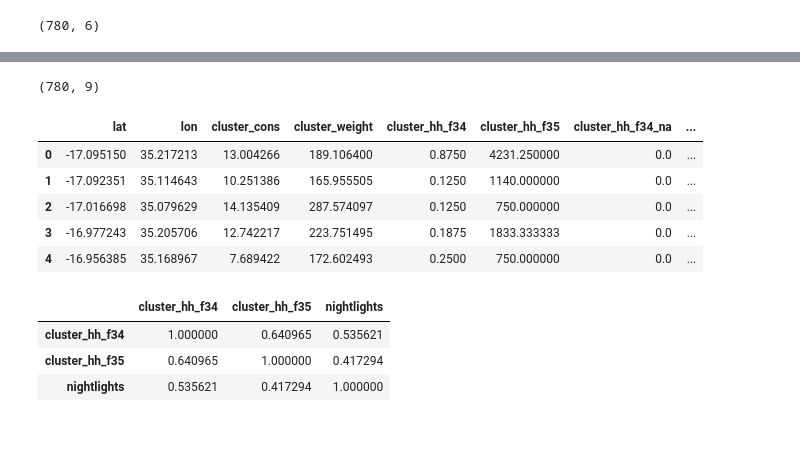
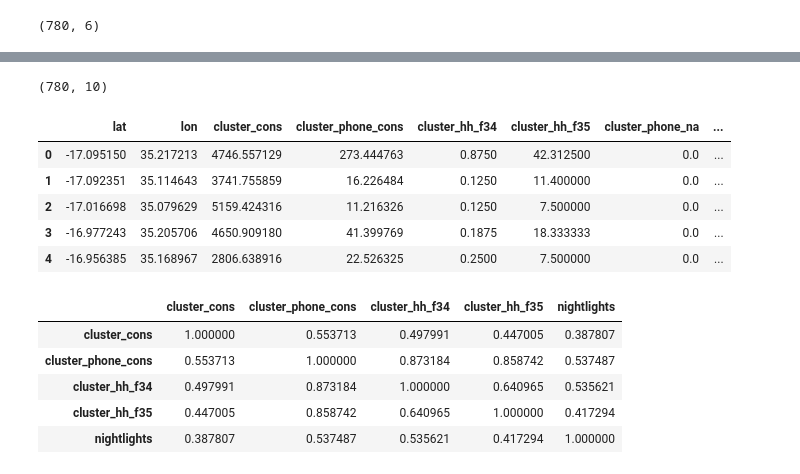
Before and after one commit to edwardoughton/taddle, a Jupyter notebook: jatin/prepare_data.ipynb, the cells around one changed output, grey strips where cells are left out. Cells and saved outputs as stored; diff of their text form; code cells hidden in the pictures; blank space fills up the shorter version.

```diff
--- a/jatin/prepare_data.ipynb
+++ b/jatin/prepare_data.ipynb
@@ -4,10 +4,13 @@ import numpy as np
 import os
 # %%
 df = pd.read_stata('data/LSMS/malawi_2016/IHS4 Consumption Aggregate.dta')
-df['cons'] = df['rexpagg']/(365) # *df['adulteq'])
-df['cons'] = df['cons']/116.28 #
+df['cons'] = df['rexpagg']
+df['cons'] = df['cons']/116.28 # accounting for purchasing power parity
+df['phone_cons'] = df['rexp_cat083']
+df['phone_cons'] = df['phone_cons']/100 # specific good so do not need to adjust for PPP
+
 df.rename(columns={'hh_wgt': 'weight'}, inplace=True)
-df = df[['case_id', 'cons', 'weight', 'urban']] # grab these columns
+df = df[['case_id', 'cons', 'phone_cons']] # grab these columns
 
 df_geo = pd.read_stata('data/LSMS/malawi_2016/HouseholdGeovariables_stata11/HouseholdGeovariablesIHS4.dta')
 df_cords = df_geo[['case_id', 'HHID', 'lat_modified', 'lon_modified']]
@@ -15,6 +18,7 @@ df_cords.rename(columns={'lat_modified': 'lat', 'lon_modified': 'lon'}, inplace=
 
 df_hhf = pd.read_stata('data/LSMS/malawi_2016/HH_MOD_F.dta')
 df_hhf = df_hhf[['case_id', 'HHID', 'hh_f34', 'hh_f35']]
+df_hhf['hh_f35'] /= 100
 # %% [output]
 A value is trying to be set on a copy of a slice from a DataFrame
 
@@ -51,6 +61,7 @@ df_combined['hh_f35'].hist()
 df_stats = df_combined.copy()
 # %%
 df_stats['cons_na'] = df_stats['cons'].isna()
+df_stats['phone_na'] = df_stats['phone_cons'].isna()
 df_stats['hh_f34_na'] = df_stats['hh_f34'].isna()
 df_stats['hh_f35_na'] = df_stats['hh_f35'].isna()
 # %%
@@ -71,6 +82,6 @@ df_stats
 12447 rows × 12 columns
 # %%
-clust_nas = df_stats.groupby(['lat', 'lon']).mean().reset_index()[['lat', 'lon', 'hh_f34_na', 'hh_f35_na']]
+clust_nas = df_stats.groupby(['lat', 'lon']).mean().reset_index()[['lat', 'lon', 'phone_na', 'hh_f34_na', 'hh_f35_na']]
 # %%
 clust_counts = df_stats.groupby(['lat', 'lon']).count().reset_index()[['lat', 'lon', 'cons']].rename(columns={'cons': 'count'})
 # %%
@@ -103,7 +129,7 @@ df_clusters.head()
 # %%
 df_clusters.shape
 # %% [output]
-(780, 9)
+(780, 10)
 # %%
 rename = {c: 'cluster_' + c if c not in ['lat', 'lon'] else c for c in df_clusters.columns}
 df_clusters.rename(columns=rename, inplace=True)
@@ -137,18 +163,20 @@ df_clusters['nightlights'] = household_nightlights
 # %%
 df_clusters.head()
 # %% [output]
-|  | lat | lon | cluster_cons | cluster_weight | cluster_hh_f34 | cluster_hh_f35 | cluster_hh_f34_na | ... |
-| 0 | -17.095150 | 35.217213 | 13.004266 | 189.106400 | 0.8750 | 4231.250000 | 0.0 | ... |
-| 1 | -17.092351 | 35.114643 | 10.251386 | 165.955505 | 0.1250 | 1140.000000 | 0.0 | ... |
-| 2 | -17.016698 | 35.079629 | 14.135409 | 287.574097 | 0.1250 | 750.000000 | 0.0 | ... |
-| 3 | -16.977243 | 35.205706 | 12.742217 | 223.751495 | 0.1875 | 1833.333333 | 0.0 | ... |
-| 4 | -16.956385 | 35.168967 | 7.689422 | 172.602493 | 0.2500 | 750.000000 | 0.0 | ... |
+|  | lat | lon | cluster_cons | cluster_phone_cons | cluster_hh_f34 | cluster_hh_f35 | cluster_phone_na | ... |
+| 0 | -17.095150 | 35.217213 | 4746.557129 | 273.444763 | 0.8750 | 42.312500 | 0.0 | ... |
+| 1 | -17.092351 | 35.114643 | 3741.755859 | 16.226484 | 0.1250 | 11.400000 | 0.0 | ... |
+| 2 | -17.016698 | 35.079629 | 5159.424316 | 11.216326 | 0.1250 | 7.500000 | 0.0 | ... |
+| 3 | -16.977243 | 35.205706 | 4650.909180 | 41.399769 | 0.1875 | 18.333333 | 0.0 | ... |
+| 4 | -16.956385 | 35.168967 | 2806.638916 | 22.526325 | 0.2500 | 7.500000 | 0.0 | ... |
 # %%
-df_clusters[['cluster_hh_f34', 'cluster_hh_f35', 'nightlights']].corr()
+df_clusters[['cluster_cons', 'cluster_phone_cons', 'cluster_hh_f34', 'cluster_hh_f35', 'nightlights']].corr()
 # %% [output]
-|  | cluster_hh_f34 | cluster_hh_f35 | nightlights |
-| cluster_hh_f34 | 1.000000 | 0.640965 | 0.535621 |
-| cluster_hh_f35 | 0.640965 | 1.000000 | 0.417294 |
-| nightlights | 0.535621 | 0.417294 | 1.000000 |
+|  | cluster_cons | cluster_phone_cons | cluster_hh_f34 | cluster_hh_f35 | nightlights |
+| cluster_cons | 1.000000 | 0.553713 | 0.497991 | 0.447005 | 0.387807 |
+| cluster_phone_cons | 0.553713 | 1.000000 | 0.873184 | 0.858742 | 0.537487 |
+| cluster_hh_f34 | 0.497991 | 0.873184 | 1.000000 | 0.640965 | 0.535621 |
+| cluster_hh_f35 | 0.447005 | 0.858742 | 0.640965 | 1.000000 | 0.417294 |
+| nightlights | 0.387807 | 0.537487 | 0.535621 | 0.417294 | 1.000000 |
 # %%
 df_clusters.to_csv('cluster_data.csv', index=False)
```
Also changed, not shown: parts of 9 cells of this notebook, 1 other file.
